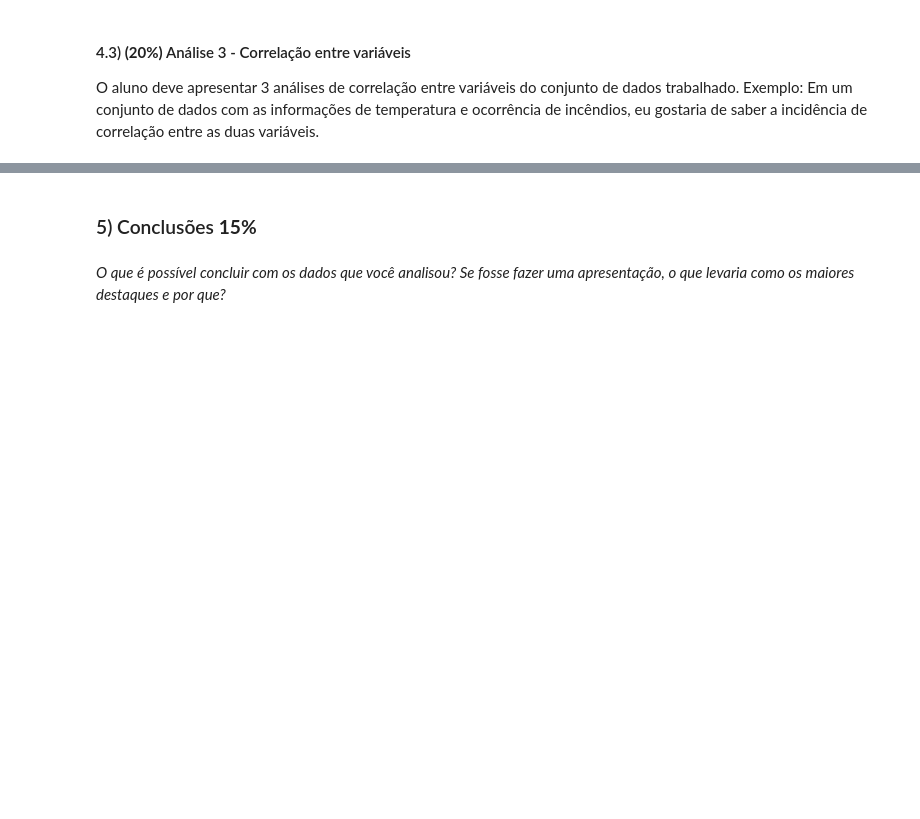
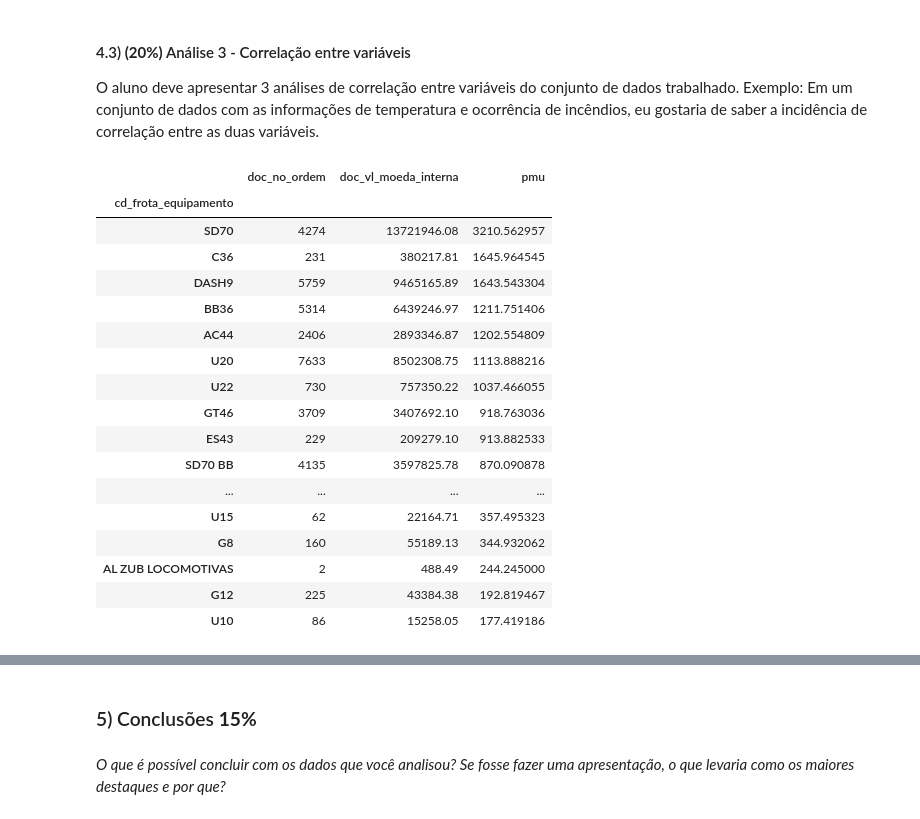
Before and after one commit to benjblara/aed_projeto_1, a Jupyter notebook: aed_projeto_1.ipynb, the cells around one changed output, grey strips where cells are left out. Saved outputs shown, nothing was run; the diff lists cells and outputs as text; code cells hidden in the pictures; blank space fills up the shorter version.

```diff
--- a/aed_projeto_1.ipynb
+++ b/aed_projeto_1.ipynb
@@ -195,3 +227,6 @@ ds_corretiva_preventiva            0.00
 ds_tipo_plano                      0.00
 ds_detalhamento                    0.00
 dtype: float64
+# %%
+# vamos excluir as features com alto percentual de nulos
+df = df.drop(columns=['for_nm_fornecedor', 'doc_no_pedido_compras','doc_cd_definicao_projeto','sn_maquina_via'])
@@ -266,0 +394,28 @@ O aluno deve apresentar 3 análises de correlação entre variáveis do conjunto
+# %%
+# Primeiro par de variáveis: Implemente sua análise aqui. Use mais blocos se achar que ficará mais organizado.
+# vamos encontrar o PMU de manutencao (Preco Medio Unitario) por frota de locomotiva e tipo de ordem
+#dfPmuLocomotiva = df.groupby(['cd_frota_equipamento','orm_ds_tipo_ordem','ord_cd_tipo_ordem']).aggregate({'doc_no_ordem':'count', 'doc_vl_moeda_interna':'sum'})
+dfPmuLocomotiva = df.groupby(['cd_frota_equipamento']).aggregate({'doc_no_ordem':'count','doc_vl_moeda_interna':'sum'})
+# calculando o PMU e acrescentando a nova feature
+dfPmuLocomotiva['pmu'] = dfPmuLocomotiva['doc_vl_moeda_interna'] / dfPmuLocomotiva['doc_no_ordem']
+dfPmuLocomotiva.sort_values(by='pmu', ascending=False)
+#dfPmuLocomotiva["cd_frota_equipamento"].value_counts().plot(kind="bar")
+# %% [output]
+|  | doc_no_ordem | doc_vl_moeda_interna | pmu |
+| cd_frota_equipamento |  |  |  |
+| SD70 | 4274 | 13721946.08 | 3210.562957 |
+| C36 | 231 | 380217.81 | 1645.964545 |
+| DASH9 | 5759 | 9465165.89 | 1643.543304 |
+| BB36 | 5314 | 6439246.97 | 1211.751406 |
+| AC44 | 2406 | 2893346.87 | 1202.554809 |
+| U20 | 7633 | 8502308.75 | 1113.888216 |
+| U22 | 730 | 757350.22 | 1037.466055 |
+| GT46 | 3709 | 3407692.10 | 918.763036 |
+| ES43 | 229 | 209279.10 | 913.882533 |
+| SD70 BB | 4135 | 3597825.78 | 870.090878 |
+| ... | ... | ... | ... |
+| U15 | 62 | 22164.71 | 357.495323 |
+| G8 | 160 | 55189.13 | 344.932062 |
+| AL ZUB LOCOMOTIVAS | 2 | 488.49 | 244.245000 |
+| G12 | 225 | 43384.38 | 192.819467 |
+| U10 | 86 | 15258.05 | 177.419186 |
```
Also changed, not shown: parts of 21 cells of this notebook.
